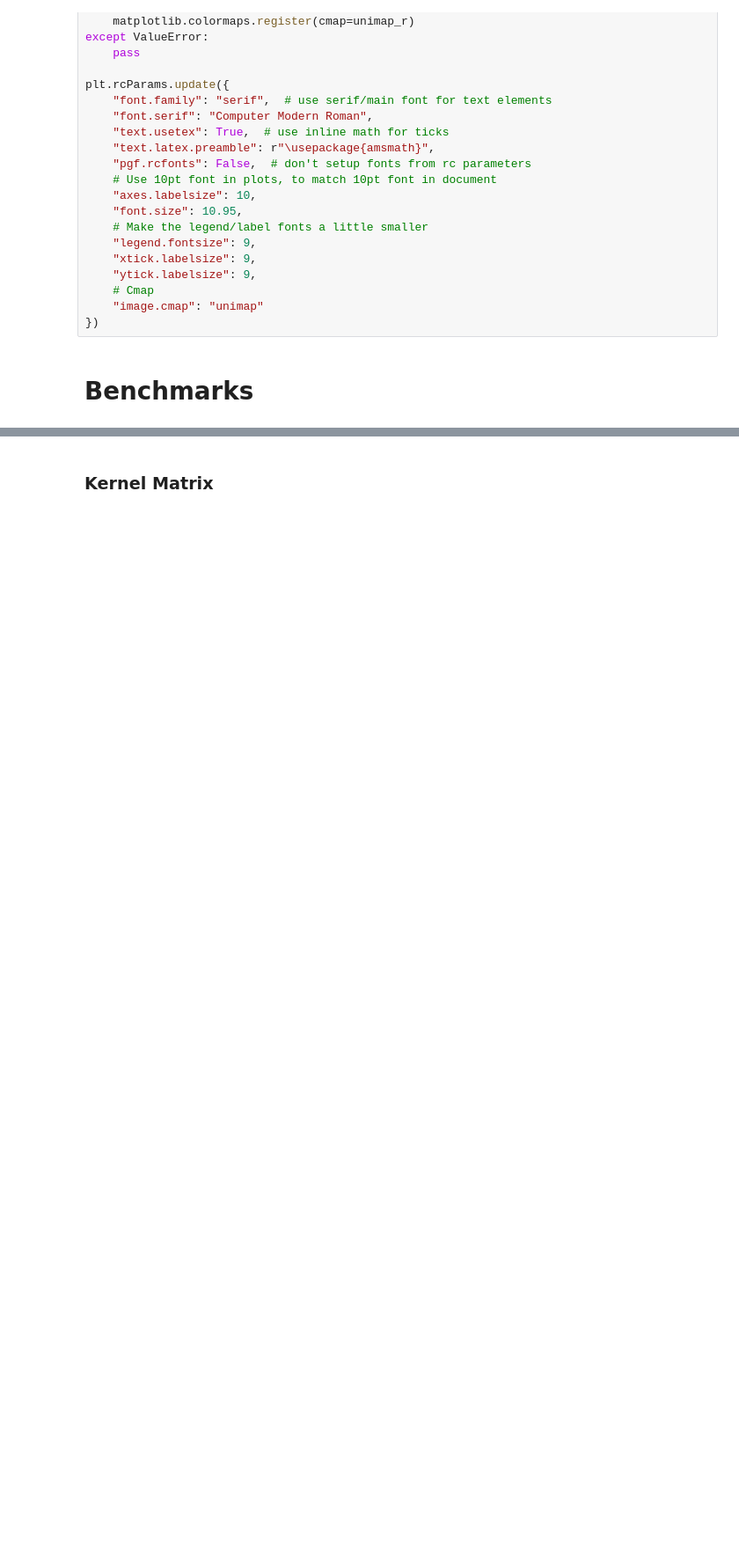
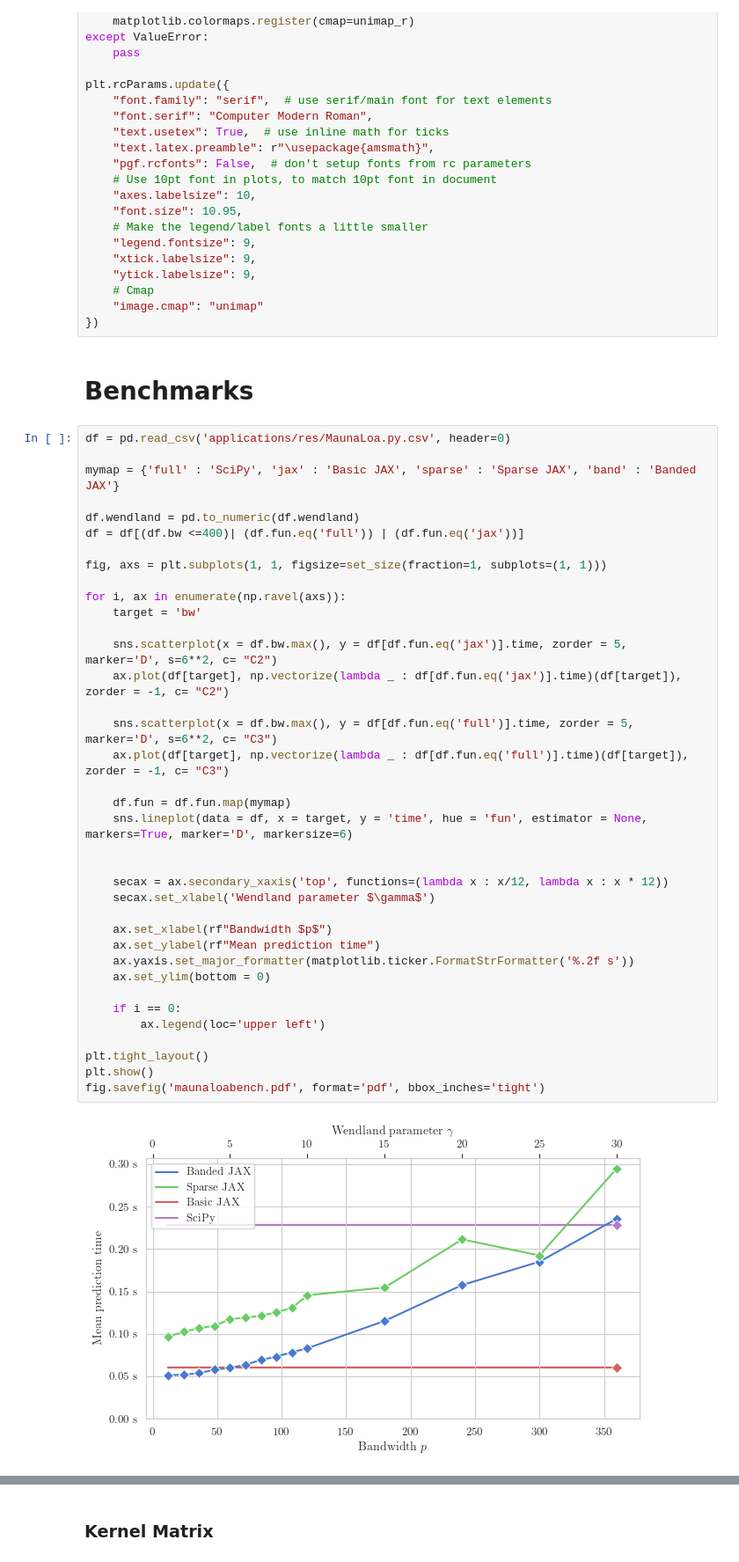
Before and after one commit to ItsNiklas/sparse-gaussian-processes, a Jupyter notebook: plots.ipynb, the cells around one changed output, grey strips where cells are left out. Shown at 88% size. Saved outputs shown, nothing was run; the diff lists cells and outputs as text; blank space fills up the shorter version.

```diff
--- a/plots.ipynb
+++ b/plots.ipynb
@@ -82,4 +82,43 @@ plt.rcParams.update({
 })
 # %% [markdown]
 # Benchmarks
+# %%
+df = pd.read_csv('applications/res/MaunaLoa.py.csv', header=0)
+
+mymap = {'full' : 'SciPy', 'jax' : 'Basic JAX', 'sparse' : 'Sparse JAX', 'band' : 'Banded JAX'}
+
+df.wendland = pd.to_numeric(df.wendland)
+df = df[(df.bw <=400)| (df.fun.eq('full')) | (df.fun.eq('jax'))]
+
+fig, axs = plt.subplots(1, 1, figsize=set_size(fraction=1, subplots=(1, 1)))
+
+for i, ax in enumerate(np.ravel(axs)):
+    target = 'bw'
+
+    sns.scatterplot(x = df.bw.max(), y = df[df.fun.eq('jax')].time, zorder = 5, marker='D', s=6**2, c= "C2")
+    ax.plot(df[target], np.vectorize(lambda _ : df[df.fun.eq('jax')].time)(df[target]), zorder = -1, c= "C2")
+
+    sns.scatterplot(x = df.bw.max(), y = df[df.fun.eq('full')].time, zorder = 5, marker='D', s=6**2, c= "C3")
+    ax.plot(df[target], np.vectorize(lambda _ : df[df.fun.eq('full')].time)(df[target]), zorder = -1, c= "C3")
+
+    df.fun = df.fun.map(mymap)
+    sns.lineplot(data = df, x = target, y = 'time', hue = 'fun', estimator = None, markers=True, marker='D', markersize=6)
+
+
+    secax = ax.secondary_xaxis('top', functions=(lambda x : x/12, lambda x : x * 12))
+    secax.set_xlabel('Wendland parameter $\gamma$')
+
+    ax.set_xlabel(rf"Bandwidth $p$")
+    ax.set_ylabel(rf"Mean prediction time")
+    ax.yaxis.set_major_formatter(matplotlib.ticker.FormatStrFormatter('%.2f s'))
+    ax.set_ylim(bottom = 0)
+
+    if i == 0:
+        ax.legend(loc='upper left')
+
+plt.tight_layout()
+plt.show()
+fig.savefig('maunaloabench.pdf', format='pdf', bbox_inches='tight')
+# %% [output]
+[figure, added]
 # %%
```
Also changed, not shown: parts of 4 cells of this notebook, 6 other files.
